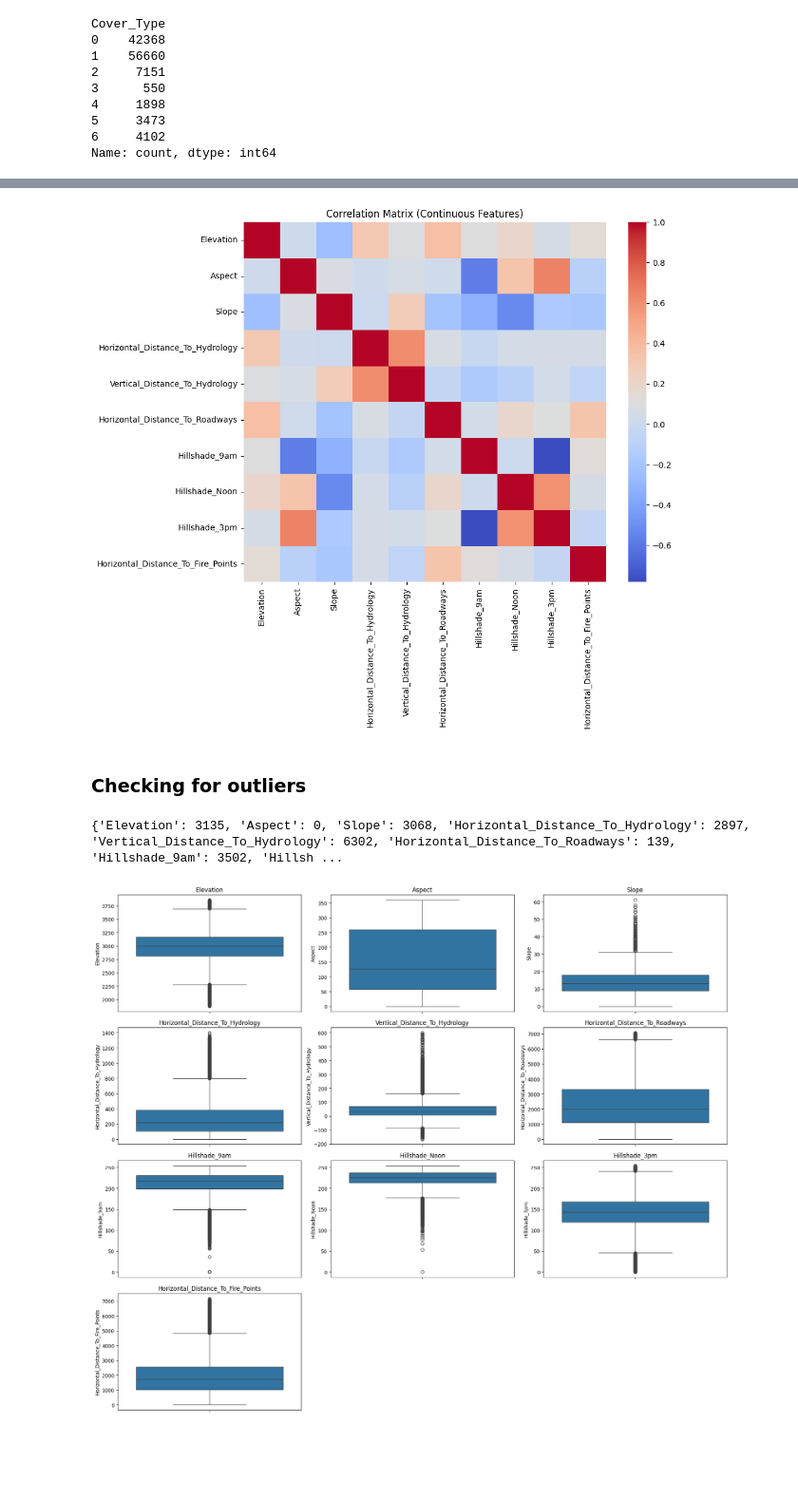
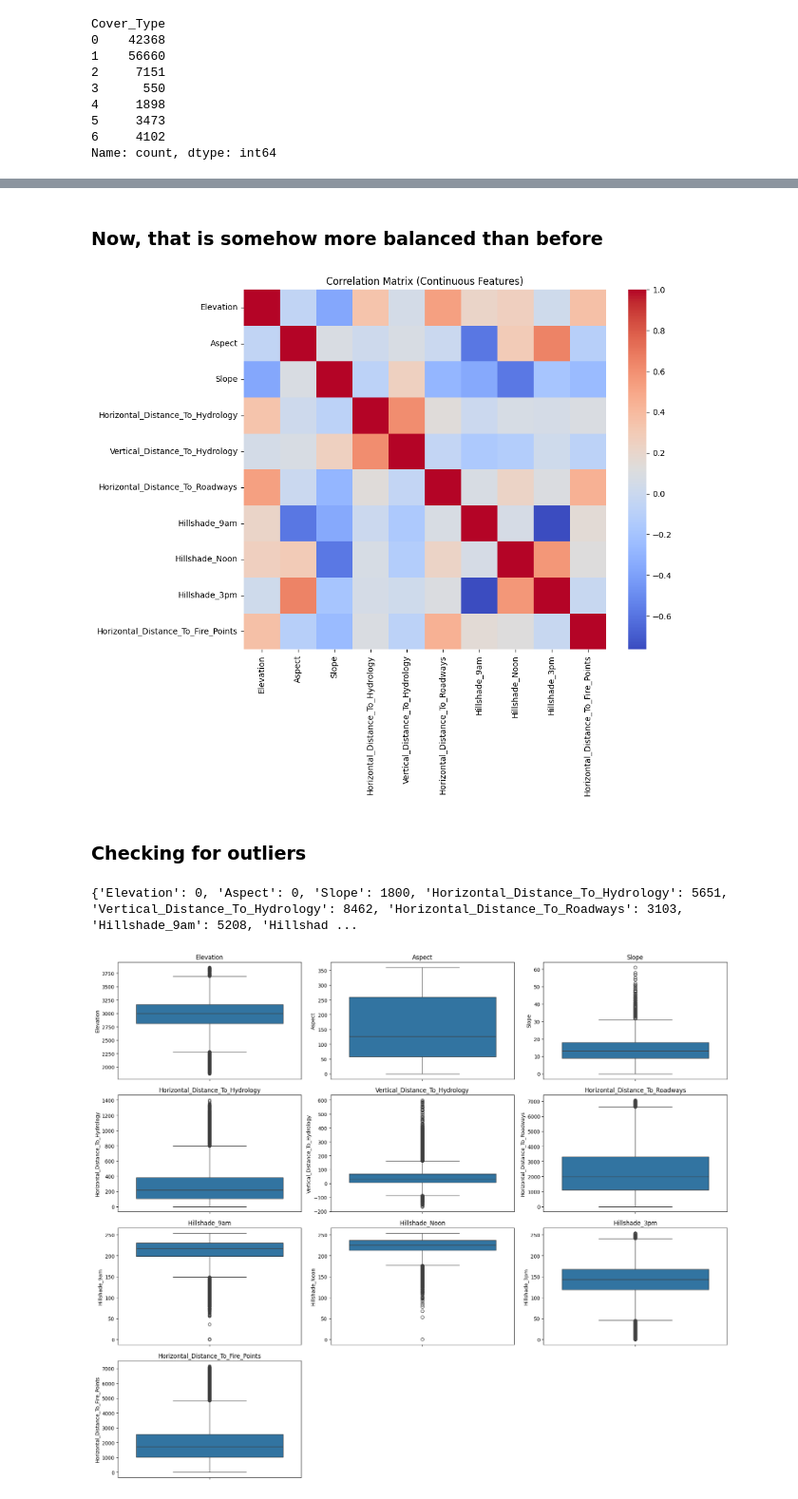
Before and after one commit to mabdellmohsenn/DL-AI46-SV, a Jupyter notebook: Task 2/Covertype-DL.ipynb, the cells around one changed output, grey strips where cells are left out. Shown at 95% size. Drawn from its saved outputs; the diff is of its cells as text; code cells hidden in the pictures; blank space fills up the shorter version.

```diff
--- a/Task 2/Covertype-DL.ipynb
+++ b/Task 2/Covertype-DL.ipynb
@@ -149,7 +145,7 @@ memory usage: 243.8 MB
 This Dataset is too huge, I will sample a 20% of this Data to train my NN on it
 # %%
 from sklearn.model_selection import train_test_split
-
+Df_Full = df.copy()
 df, _ = train_test_split(
     df,
     test_size=0.8,
@@ -210,6 +206,7 @@ memory usage: 49.6 MB
 but we will need to convert the class label into 0-6 range since categoricalcross entropy expects beginning from zero
 # %%
 df["Cover_Type"] = df["Cover_Type"] - 1
+Df_Full["Cover_Type"] = Df_Full["Cover_Type"] - 1
 # %% [markdown]
 #### Now they are
 - Spruce/Fir - 0
@@ -249,0 +265,14 @@ Name: count, dtype: int64
+# %%
+# here i am identifying the majority and minority classes based on the distribution
+majority_classes = [0, 1]
+minority_classes = [2, 3, 4, 5, 6]
+
+# here i am going to separate them.
+df_maj =Df_Full[Df_Full['Cover_Type'].isin(majority_classes)]
+df_min = Df_Full[Df_Full['Cover_Type'].isin(minority_classes)]
+
+# here, the splitting is done to reduce the majority class samples to 20% of their original size, while keeping the minority class samples intact.
+df_maj_sampled, _ = train_test_split(
+    df_maj, test_size=0.8, stratify=df_maj['Cover_Type'], random_state=42
+)
+df_balanced = pd.concat([df_maj_sampled, df_min])
@@ -250,31 +301,33 @@ Name: count, dtype: int64
+# %% [markdown]
+### Now, that is somehow more balanced than before
 # %%
 plt.figure(figsize=(10,8))
-sns.heatmap(df.iloc[:, :10].corr(), annot=False, cmap="coolwarm")
+sns.heatmap(df_balanced.iloc[:, :10].corr(), annot=False, cmap="coolwarm")
 plt.title("Correlation Matrix (Continuous Features)")
 plt.show()
 # %% [output]
-[figure, old version]
+[figure, new version]
 # %% [markdown]
 ### Checking for outliers
 # %%
-continuous_cols = df.columns[:10]
+continuous_cols = df_balanced.columns[:10]
 
 outlier_summary = {}
 
 for col in continuous_cols:
-    Q1 = df[col].quantile(0.25)
-    Q3 = df[col].quantile(0.75)
+    Q1 = df_balanced[col].quantile(0.25)
+    Q3 = df_balanced[col].quantile(0.75)
     IQR = Q3 - Q1
 
     lower = Q1 - 1.5 * IQR
     upper = Q3 + 1.5 * IQR
 
-    outliers = df[(df[col] < lower) | (df[col] > upper)]
+    outliers = df_balanced[(df_balanced[col] < lower) | (df_balanced[col] > upper)]
     outlier_summary[col] = len(outliers)
 
 print(outlier_summary)
 # %% [output]
-{'Elevation': 3135, 'Aspect': 0, 'Slope': 3068, 'Horizontal_Distance_To_Hydrology': 2897, 'Vertical_Distance_To_Hydrology': 6302, 'Horizontal_Distance_To_Roadways': 139, 'Hillshade_9am': 3502, 'Hillsh ...
+{'Elevation': 0, 'Aspect': 0, 'Slope': 1800, 'Horizontal_Distance_To_Hydrology': 5651, 'Vertical_Distance_To_Hydrology': 8462, 'Horizontal_Distance_To_Roadways': 3103, 'Hillshade_9am': 5208, 'Hillshad ...
 # %%
 import seaborn as sns
 import matplotlib.pyplot as plt
```
Also changed, not shown: parts of 23 cells of this notebook.
